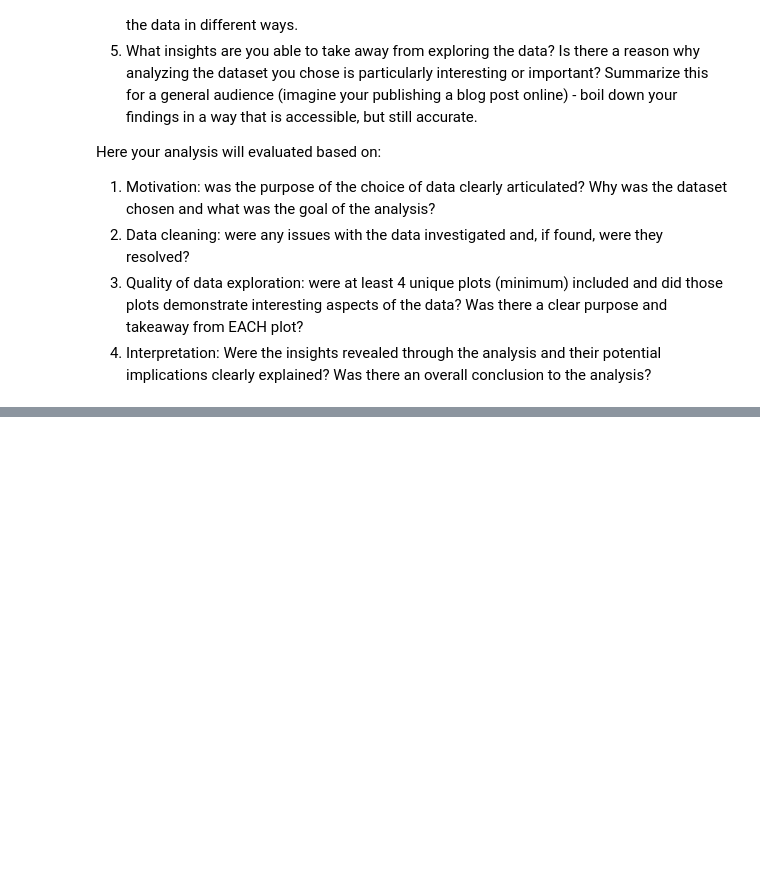
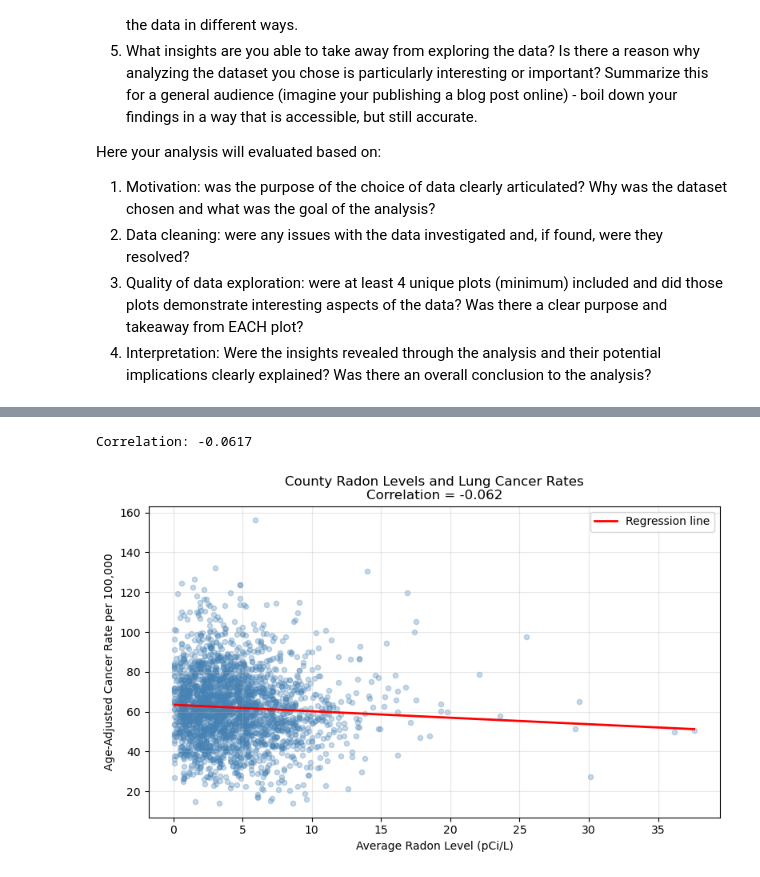
Before and after one commit to sarahbethea/csci547_ML, a Jupyter notebook: assignments/Assignment_1.ipynb, the cells around one changed output, grey strips where cells are left out. Saved outputs shown, nothing was run; the diff lists cells and outputs as text; code cells hidden in the pictures; blank space fills up the shorter version.

```diff
--- a/assignments/Assignment_1.ipynb
+++ b/assignments/Assignment_1.ipynb
@@ -572,0 +819,48 @@ Here your analysis will evaluated based on:
+# %%
+# Calculate correlation, draw best-fit line, create scatter plot
+correlation = combined["radon_level"].corr(
+    combined["cancer_rate"]
+)
+
+print(f"Correlation: {correlation:.4f}")
+
+x = combined["radon_level"]
+y = combined["cancer_rate"]
+
+slope, intercept = np.polyfit(x, y, 1)
+
+x_line = np.linspace(x.min(), x.max(), 100)
+y_line = slope * x_line + intercept
+
+plt.figure(figsize=(8, 5))
+
+plt.scatter(
+    x,
+    y,
+    alpha=0.3,
+    s=20,
+    color="steelblue"
+)
+
+plt.plot(
+    x_line,
+    y_line,
+    color="red",
+    linewidth=2,
+    label="Regression line"
+)
+
+plt.title(
+    f"County Radon Levels and Lung Cancer Rates\n"
+    f"Correlation = {correlation:.3f}"
+)
+
+plt.xlabel("Average Radon Level (pCi/L)")
+plt.ylabel("Age-Adjusted Cancer Rate per 100,000")
+plt.legend()
+plt.grid(alpha=0.3)
+plt.tight_layout()
+plt.show()
+# %% [output]
+Correlation: -0.0617
+[figure, added]
```
Also changed, not shown: parts of 17 cells of this notebook, 2 other files.
